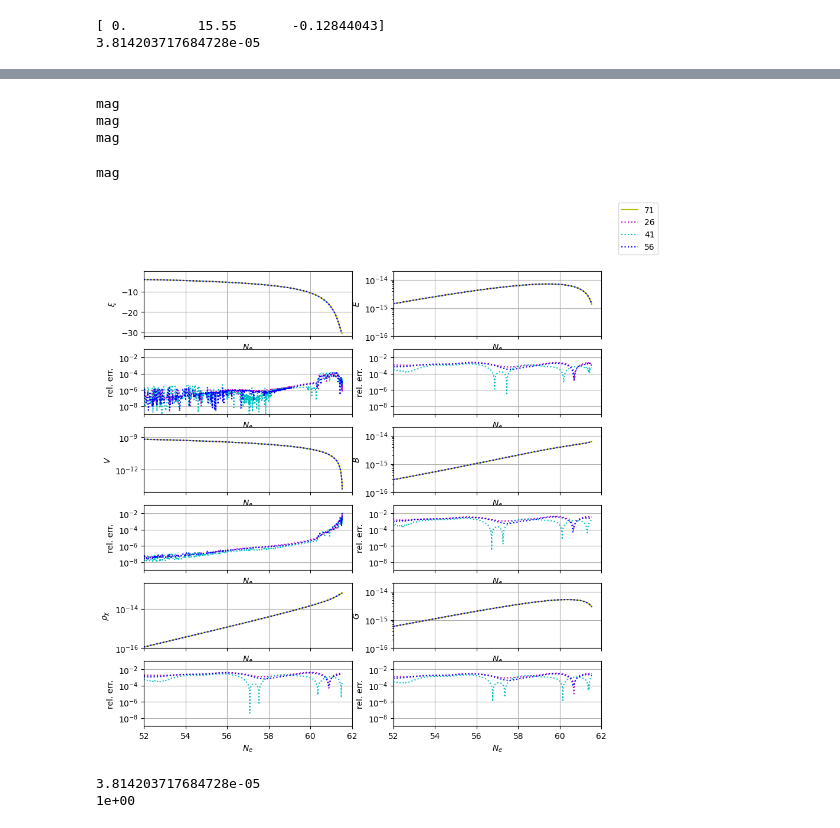
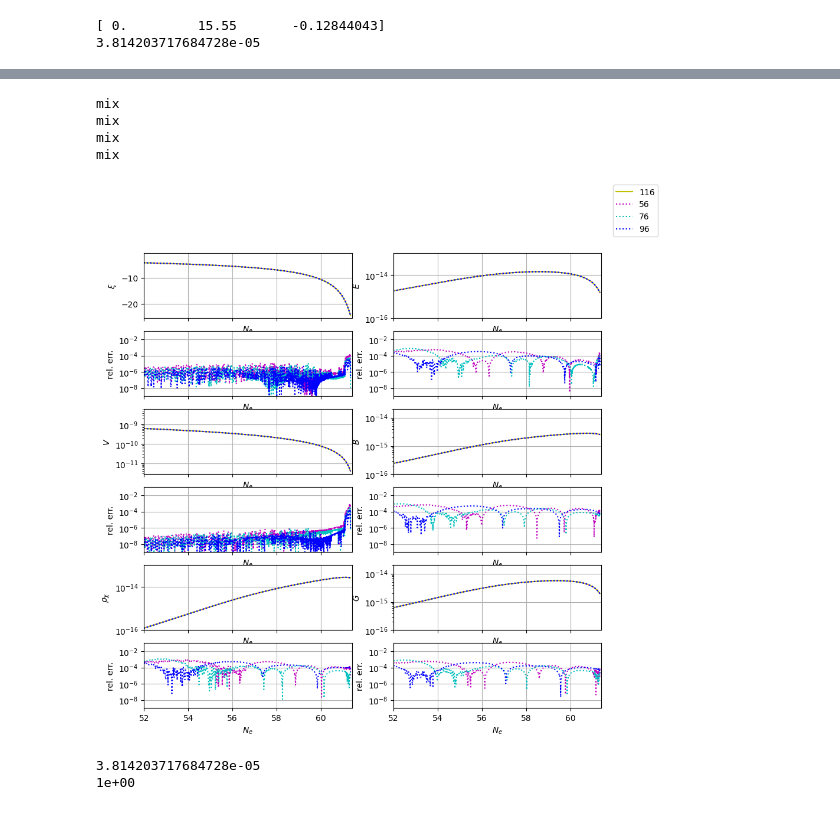
Before and after one commit to richard-von-eckardstein/GEFF, a Jupyter notebook: GradientExpansionCode_Dimless.ipynb, the cells around one changed output, grey strips where cells are left out. Saved outputs shown, nothing was run; the diff lists cells and outputs as text; code cells hidden in the pictures.

```diff
--- a/GradientExpansionCode_Dimless.ipynb
+++ b/GradientExpansionCode_Dimless.ipynb
@@ -951,7 +1056,7 @@ print(H**4)
 omega = H
 
 f = Mpl
-ntr = 116
+ntr = 56
 yini = np.zeros(ntr*3+6)
 yini[0] = 0.
 yini[1] = phi0/f
@@ -1402,36 +1641,45 @@ plt.show()
 omega = H
 f = Mpl
 
-ntr = [26, 41, 56, 71]
-yini = np.zeros(ntr[-1]*3+5)
+ntr = [56, 76, 96, 116]
+yini = np.zeros(ntr[-1]*3+6)
+omega = H
+
+f = Mpl
+
 yini[0] = 0.
 yini[1] = phi0/f
 yini[2] = dphidt0/(f*omega)
 
 yini[3] = np.log(2*abs(xi))
 
-yini[4] = rhoChi
+yini[4] = Delta0
+
+yini[5] = rhoChi
 
 t1 = Timer()
 t2 = Timer()
 t3 = Timer()
 t4 = Timer()
 
-func = lambda t, x: fullGEF_SE_magnetic(t, x, f=f, omega=omega, approx=True)
+
+frac=0.5
+
+func = lambda t, x: fullGEF_SE_mixed(t, x, f=f, omega=omega, approx=False)
 
 t1.start()
-sol1 = solve_ivp(func, [0, 125] , yini[:(5+3*ntr[0])], method="RK45")#, atol=1e-7, rtol=1e-6)
+sol1 = solve_ivp(func, [0, 120] , yini[:(6+3*ntr[0])], method="RK45")#, atol=1e-7, rtol=1e-6)
 t1.stop()
 
 t2.start()
-sol2 = solve_ivp(func, [0, 125] , yini[:(5+3*ntr[1])], method="RK45")#, atol=1e-7, rtol=1e-6)
+sol2 = solve_ivp(func, [0, 120] , yini[:(6+3*ntr[1])], method="RK45")#, atol=1e-7, rtol=1e-6)
 t2.stop()
 
 t3.start()
-sol3 = solve_ivp(func, [0, 125] , yini[:(5+3*ntr[2])], method="RK45")#, atol=1e-7, rtol=1e-6)
+sol3 = solve_ivp(func, [0, 120] , yini[:(6+3*ntr[2])], method="RK45")#, atol=1e-7, rtol=1e-6)
 t3.stop()
 
 t4.start()
-sol4 = solve_ivp(func, [0, 125] , yini[:(5+3*ntr[3])], method="RK45")#, atol=1e-7, rtol=1e-6)
+sol4 = solve_ivp(func, [0, 120] , yini, method="RK45")#, atol=1e-7, rtol=1e-6)
 t4.stop()
 # %% [output]
@@ -1442,11 +1690,11 @@ Elapsed time: 101.2812 seconds
 # %%
 fig, ax = plt.subplots(6,2, figsize=(10,10), sharex=True)
-N3, a3, phi3, dphidt3, kh3, rhoChi3, E3, B3, G3, V3, H3, xi3, sigma3
-N1, _, _, _, _, rhoChi1, E1, B1, G1, V1, _, xi1, _ = GetPhysQuantities(sol4, beta, omega, f, SE="mag")
-N2, _, _, _, _, rhoChi2, E2, B2, G2, V2, _, xi2, _ = GetPhysQuantities(sol2, beta, omega, f, SE="mag")
-N3, _, _, _, _, rhoChi3, E3, B3, G3, V3, _, xi3, _ = GetPhysQuantities(sol3, beta, omega, f, SE="mag")
-N4, _, _, _, _, rhoChi4, E4, B4, G4, V4, _, xi4, _ = GetPhysQuantities(sol1, beta, omega, f, SE="mag")
 
+
+N1, _, _, _, _, _, rhoChi1, E1, B1, G1, V1, _, xi1, _, _ = GetPhysQuantities(sol1, beta, omega, f, SE="mix")
+N2, _, _, _, _, _, rhoChi2, E2, B2, G2, V2, _, xi2, _, _ = GetPhysQuantities(sol2, beta, omega, f, SE="mix")
+N3, _, _, _, _, _, rhoChi3, E3, B3, G3, V3, _, xi3, _, _ = GetPhysQuantities(sol3, beta, omega, f, SE="mix")
+N4, _, _, _, _, _, rhoChi4, E4, B4, G4, V4, _, xi4, _, _ = GetPhysQuantities(sol4, beta, omega, f, SE="mix")
 
 ax[0,0].plot(N4, xi4, "y-", label=str(ntr[-1]))
 PlotComp(ax[0,0], ax[1,0], N1, xi1, N4, xi4, col="m:", label=str(ntr[0]))
@@ -1487,41 +1735,41 @@ ax[4,1].plot(N4, abs(G4), "y-", label=str(ntr[-1]))
 PlotComp(ax[4,1], ax[5,1], N1, abs(G1), N4, abs(G4), col="m:", label=str(ntr[0]))
 PlotComp(ax[4,1], ax[5,1], N2, abs(G2), N4, abs(G4), col="c:", label=str(ntr[1]))
 PlotComp(ax[4,1], ax[5,1], N3, abs(G3), N4, abs(G4), col="b:", label=str(ntr[2]))
 ax[4,1].set_ylabel(r"$G$")
 ax[4,1].set_yscale("log")
 
 lines_labels = [ax[0,0].get_legend_handles_labels()]
 lines, labels = [sum(lol, []) for lol in zip(*lines_labels)]
 fig.legend(lines, labels)
 
 a = np.arange(2, 9, 2)
 for i in range(3):
     ax[2*i+1,0].set_ylim(10.**(-9), 10**(-1))
     ax[2*i+1,0].set_yticks(10.**(-a))
 
     ax[2*i+1,1].set_ylim(10.**(-9), 10**(-1))
     ax[2*i+1,1].set_yticks(10.**(-a))
 
 #ax[0,0].set_ylim(-0.5,10)
 #ax[2,0].set_ylim(-4.5e-6,1e-6)
 #ax[4,0].set_ylim(-20,20)
 #ax[4,0].set_ylim(1e7, 2e18)
 
-ax[0,1].set_ylim(1e-16, 2e-14)
+ax[0,1].set_ylim(1e-16, 1e-13)
 ax[2,1].set_ylim(1e-16, 2e-14)
 ax[4,1].set_ylim(1e-16, 2e-14)
-ax[4,0].set_ylim(1e-16, 2e-13)
+ax[4,0].set_ylim(1e-16, 1e-13)
 
 for ax in fig.axes:
     ax.grid(True)
-    ax.set_xlim(52, 62)
+    ax.set_xlim(52, 61.4)
 plt.show()
 # %% [output]
-mag
-mag
-mag
+mix
+mix
+mix
+mix
-mag
-[figure, old version]
+[figure, new version]
 # %%
 H = np.sqrt(rhotot/(3))/omega
 
```
Also changed, not shown: parts of 20 cells of this notebook, 1 other file.
